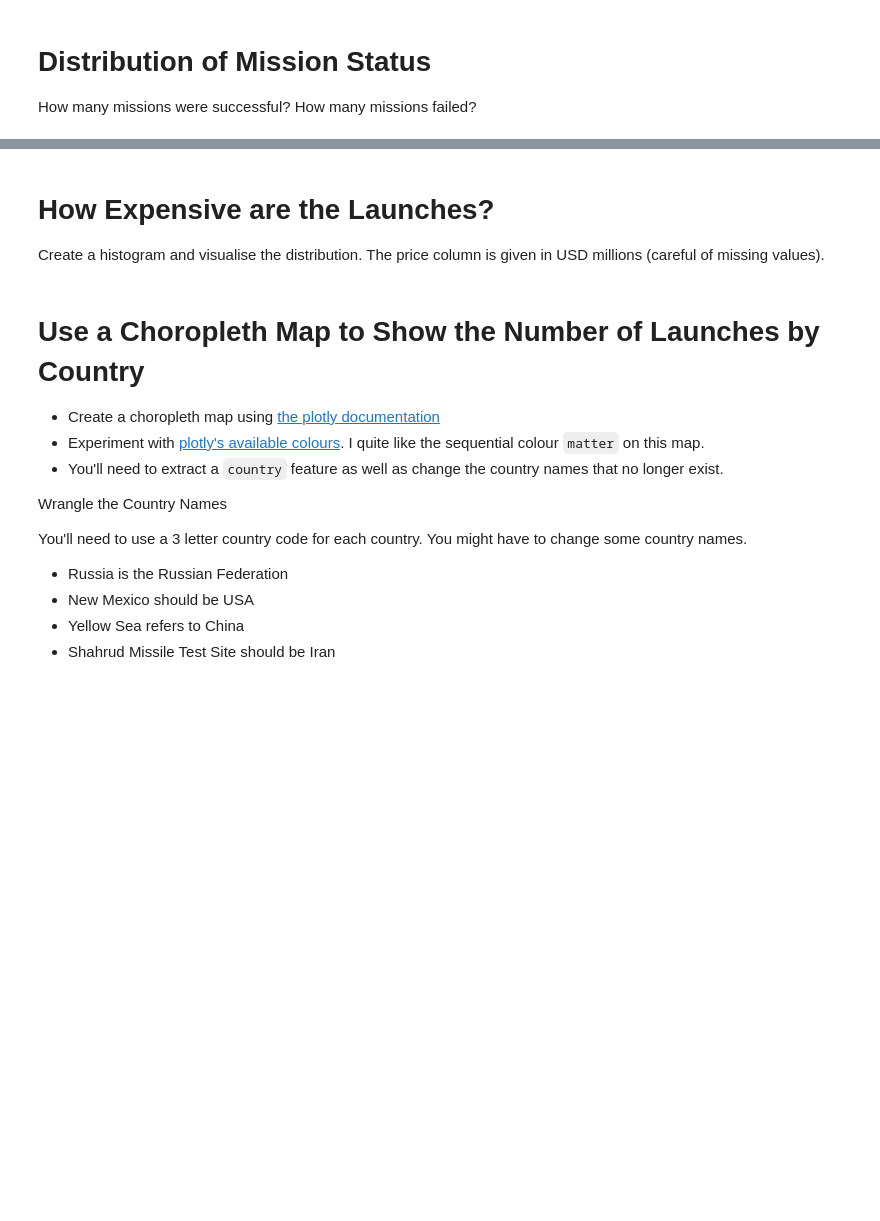
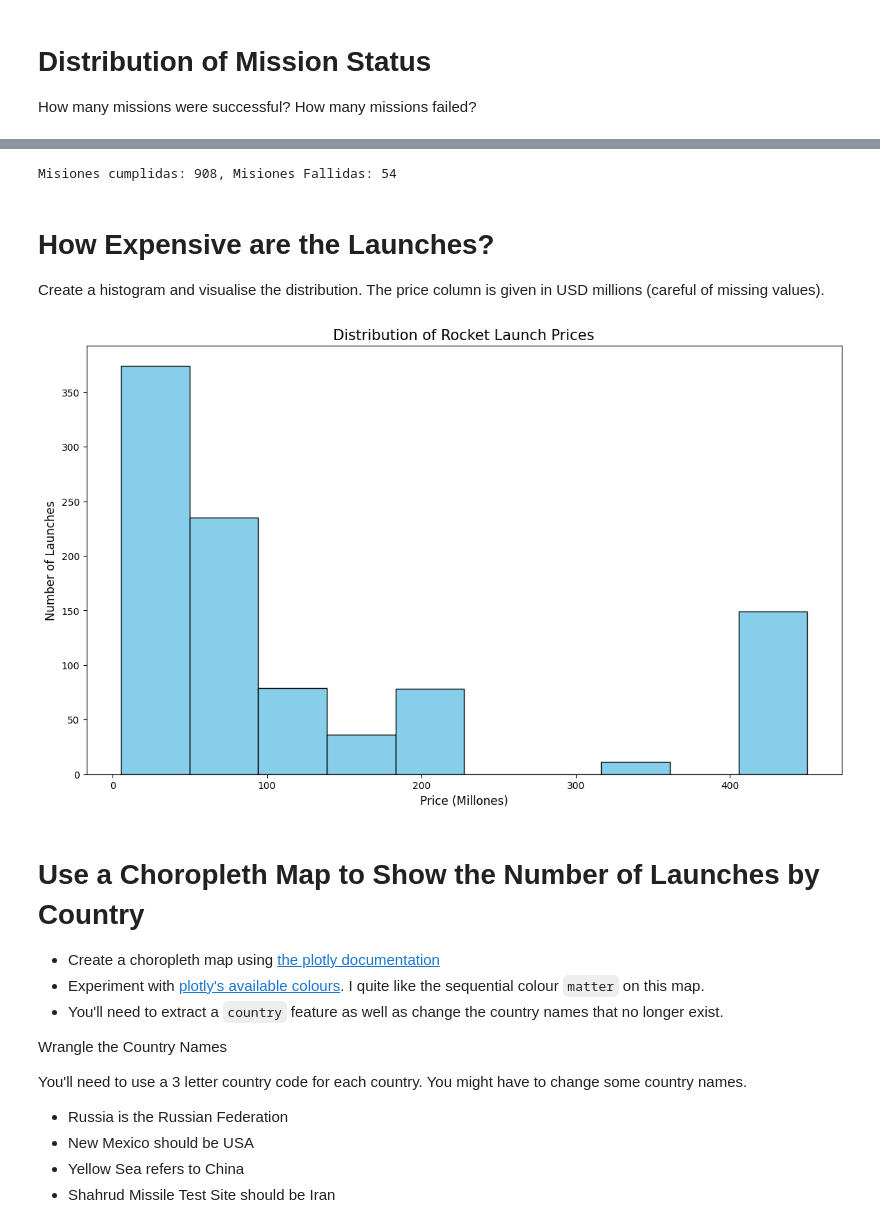
Before and after one commit to ApoliJ28/analyse_visualice_space_race, a Jupyter notebook: Space_Missions_Analysis_(start).ipynb, the cells around one changed output, grey strips where cells are left out. Cells and saved outputs as stored; diff of their text form; code cells hidden in the pictures; blank space fills up the shorter version.

```diff
--- a/Space_Missions_Analysis_(start).ipynb
+++ b/Space_Missions_Analysis_(start).ipynb
@@ -55,0 +97,2 @@ Consider removing columns containing junk data.
+# %%
+df_data.drop(index=index_of_nan, axis=0, inplace=True)
@@ -71,7 +246,23 @@ How many missions failed?
+# %%
+print(f"Misiones cumplidas: {success}, Misiones Fallidas: {failure}")
+# %% [output]
+Misiones cumplidas: 908, Misiones Fallidas: 54
 # %% [markdown]
 # How Expensive are the Launches?
 
 Create a histogram and visualise the distribution. The price column is given in USD millions (careful of missing values).
+# %%
+fig, ax = plt.subplots(figsize=(14,8))
+
+plt.hist(data=df_data, x='Price', bins=10, color='skyblue', edgecolor='black')
+
+plt.title("Distribution of Rocket Launch Prices", fontsize=15)
+plt.xlabel("Price (Millones)" , fontsize=12)
+plt.ylabel("Number of Launches" , fontsize=12)
+
+plt.show()
+# %% [output]
+[figure, added]
 # %% [markdown]
 # Use a Choropleth Map to Show the Number of Launches by Country
 
```
Also changed, not shown: parts of 67 cells of this notebook, 1 other file.
